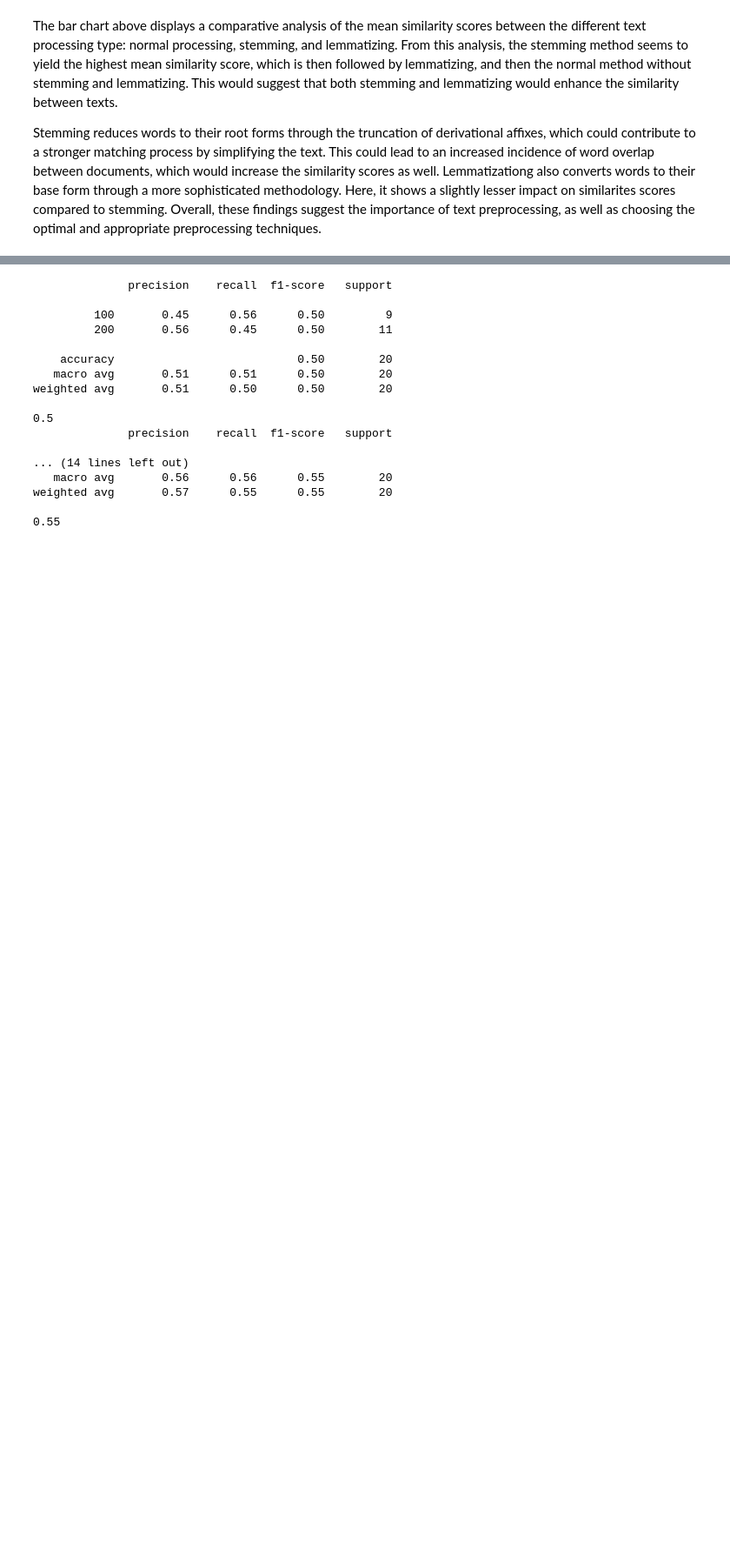
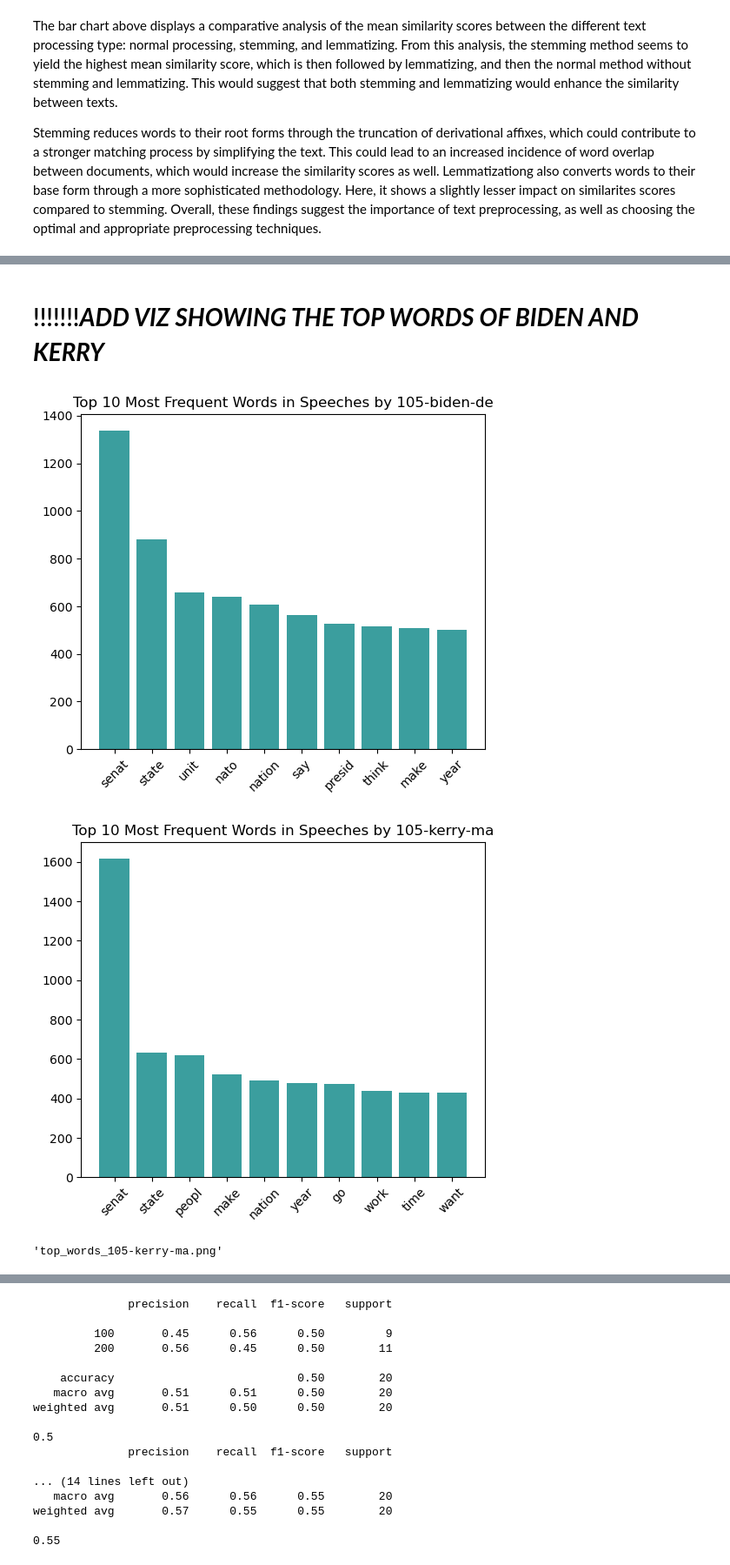
Before and after one commit to Iandrewburg/Text_Analysis, a Jupyter notebook: Assignments/Ian-Brandenburg.ipynb, the cells around one changed output, grey strips where cells are left out. Shown: that part at 87% size. Cells and saved outputs as stored; diff of their text form; code cells hidden in the pictures; blank space fills up the shorter version.

```diff
--- a/Assignments/Ian-Brandenburg.ipynb
+++ b/Assignments/Ian-Brandenburg.ipynb
@@ -477,2 +545,40 @@ See the caveats in the documentation: https://pandas.pydata.org/pandas-docs/stab
 [figure]
+# %% [markdown]
+# !!!!!!!***ADD VIZ SHOWING THE TOP WORDS OF BIDEN AND KERRY***
+# %%
+# Function to plot the top 10 most frequent words for a given senator's speech
+def plot_top_words(senator_key):
+    # Tokenize the speech into words
+    words = stemmed_speeches[senator_key].split()
+
+    # Count the frequency of each word
+    word_counts = Counter(words)
+
+    # Get the top 10 most common words and their counts
+    top_words = word_counts.most_common(10)
+
+    # Unzip the words and their counts
+    words, counts = zip(*top_words)
+
+    # Plotting
+    plt.figure(figsize=(6, 5))
+    plt.bar(words, counts, color = '#3b9e9e')
+    plt.xlabel('')
+    plt.ylabel('')
+    plt.title(f'Top 10 Most Frequent Words in Speeches by {senator_key}')
+    plt.xticks(rotation=45)
+
+    # Save the plot to the current working directory
+    plt.savefig(f"top_words_{senator_key}.png")
+    plt.show()
+
+# Plot for Biden
+plot_top_words("105-biden-de")
+
+# Plot for Kerry
+plot_top_words("105-kerry-ma")
+# %% [output]
+[figure, added]
+[figure, added]
+'top_words_105-kerry-ma.png'
 # %% [markdown]
```
Also changed, not shown: parts of 28 cells of this notebook, 5 other files.
